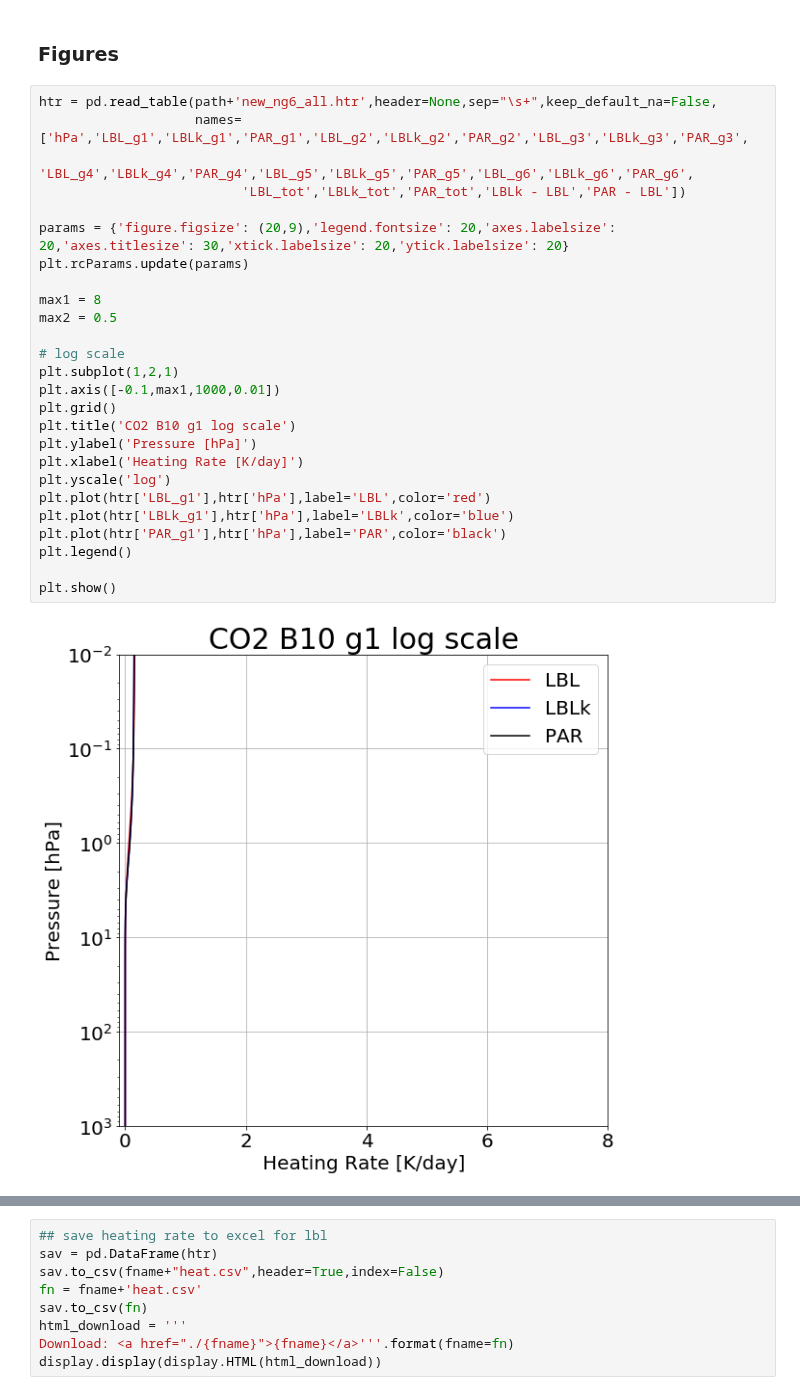
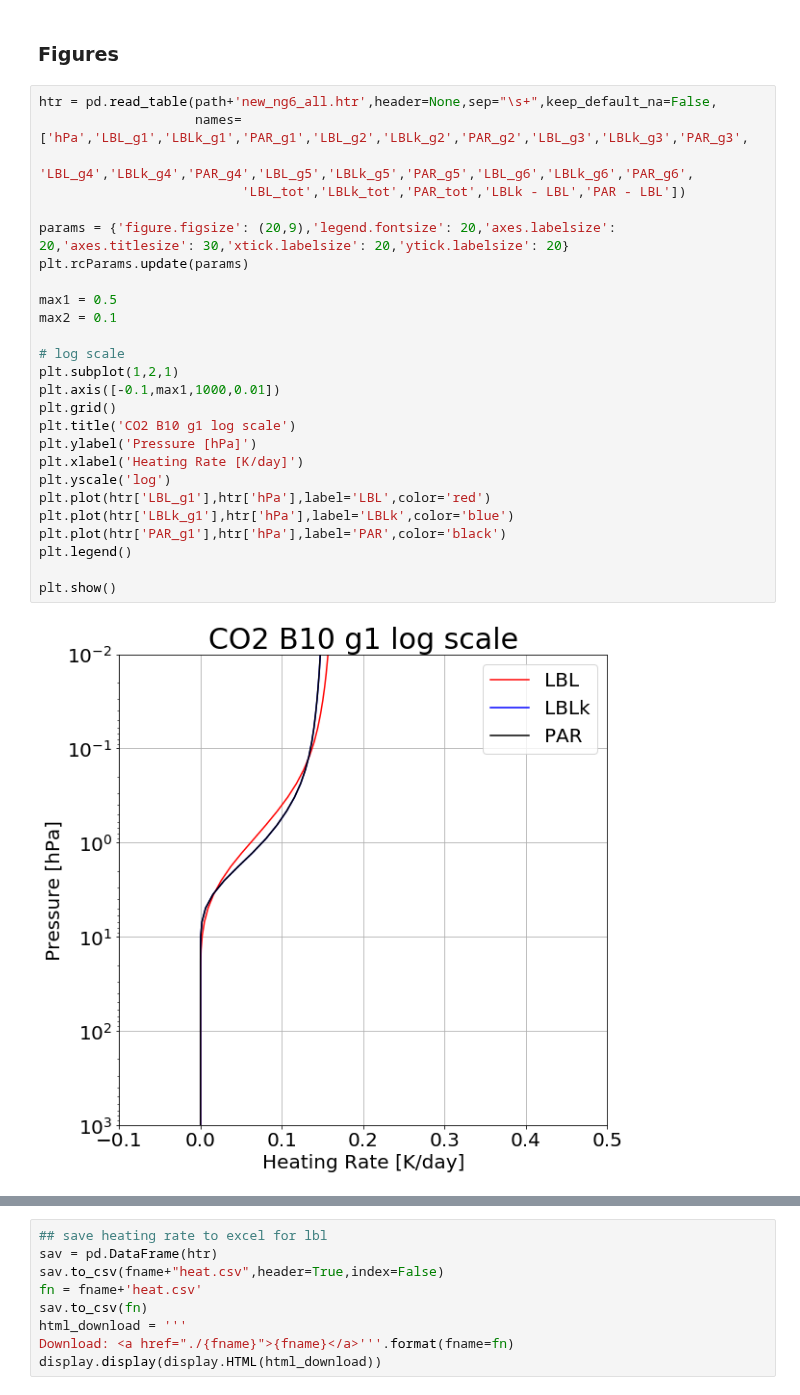
Before and after one commit to kimbuyo/Radiation_SW, a Jupyter notebook: Param/CO2/B10/190213_Result/CO2x1/CO2_B10_cosz0.5_saw75_result.ipynb, the cells around one changed output, grey strips where cells are left out. Drawn from its saved outputs; the diff is of its cells as text.

```diff
--- a/Param/CO2/B10/190213_Result/CO2x1/CO2_B10_cosz0.5_saw75_result.ipynb
+++ b/Param/CO2/B10/190213_Result/CO2x1/CO2_B10_cosz0.5_saw75_result.ipynb
@@ -71,31 +71,31 @@ Download: CO2_B10_cosz0.5_saw75_flux.csv
 # %%
 htr = pd.read_table(path+'new_ng6_all.htr',header=None,sep="\s+",keep_default_na=False,
                     names=['hPa','LBL_g1','LBLk_g1','PAR_g1','LBL_g2','LBLk_g2','PAR_g2','LBL_g3','LBLk_g3','PAR_g3',
                           'LBL_g4','LBLk_g4','PAR_g4','LBL_g5','LBLk_g5','PAR_g5','LBL_g6','LBLk_g6','PAR_g6',
                           'LBL_tot','LBLk_tot','PAR_tot','LBLk - LBL','PAR - LBL'])
 
 params = {'figure.figsize': (20,9),'legend.fontsize': 20,'axes.labelsize': 20,'axes.titlesize': 30,'xtick.labelsize': 20,'ytick.labelsize': 20}
 plt.rcParams.update(params)
 
-max1 = 8
-max2 = 0.5
+max1 = 0.5
+max2 = 0.1
 
 # log scale
 plt.subplot(1,2,1)
 plt.axis([-0.1,max1,1000,0.01])
 plt.grid()
 plt.title('CO2 B10 g1 log scale')
 plt.ylabel('Pressure [hPa]')
 plt.xlabel('Heating Rate [K/day]')
 plt.yscale('log')
 plt.plot(htr['LBL_g1'],htr['hPa'],label='LBL',color='red')
 plt.plot(htr['LBLk_g1'],htr['hPa'],label='LBLk',color='blue')
 plt.plot(htr['PAR_g1'],htr['hPa'],label='PAR',color='black')
 plt.legend()
 
 plt.show()
 # %% [output]
-[figure, old version]
+[figure, new version]
 # %%
 # linear scale
 plt.subplot(1,2,2)
```
Also changed, not shown: parts of 13 cells of this notebook.
